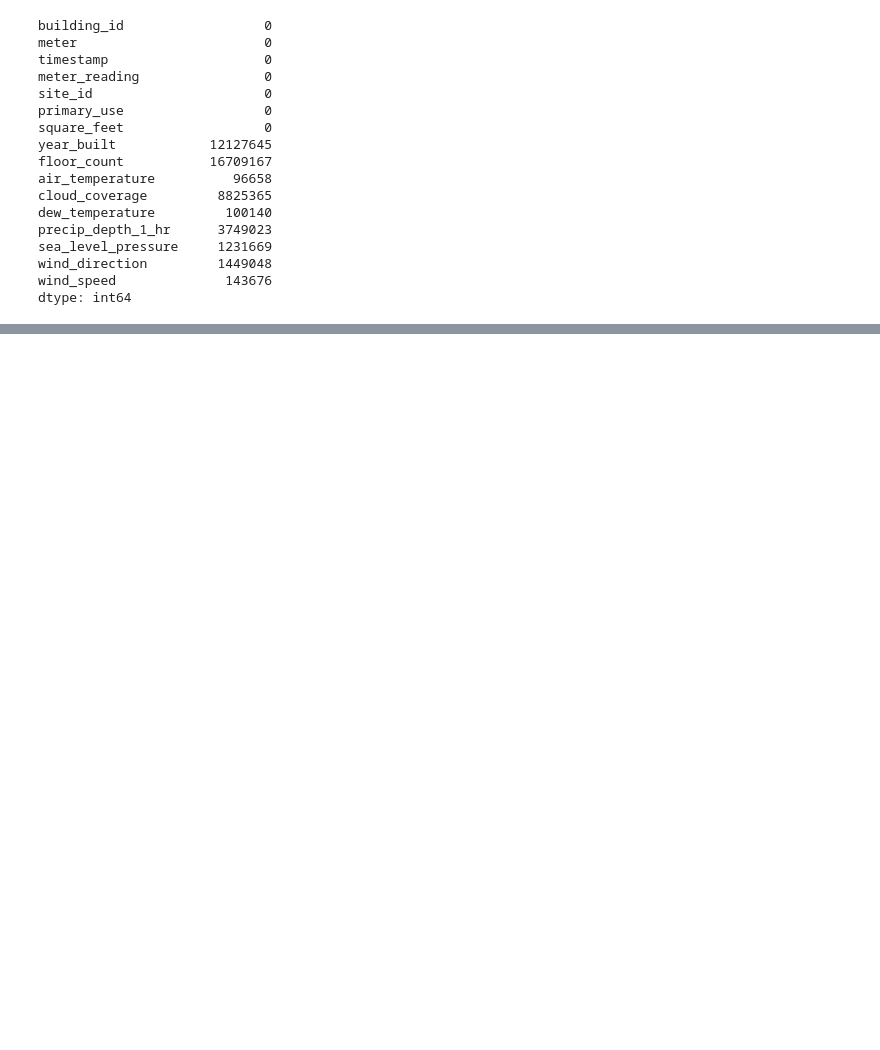
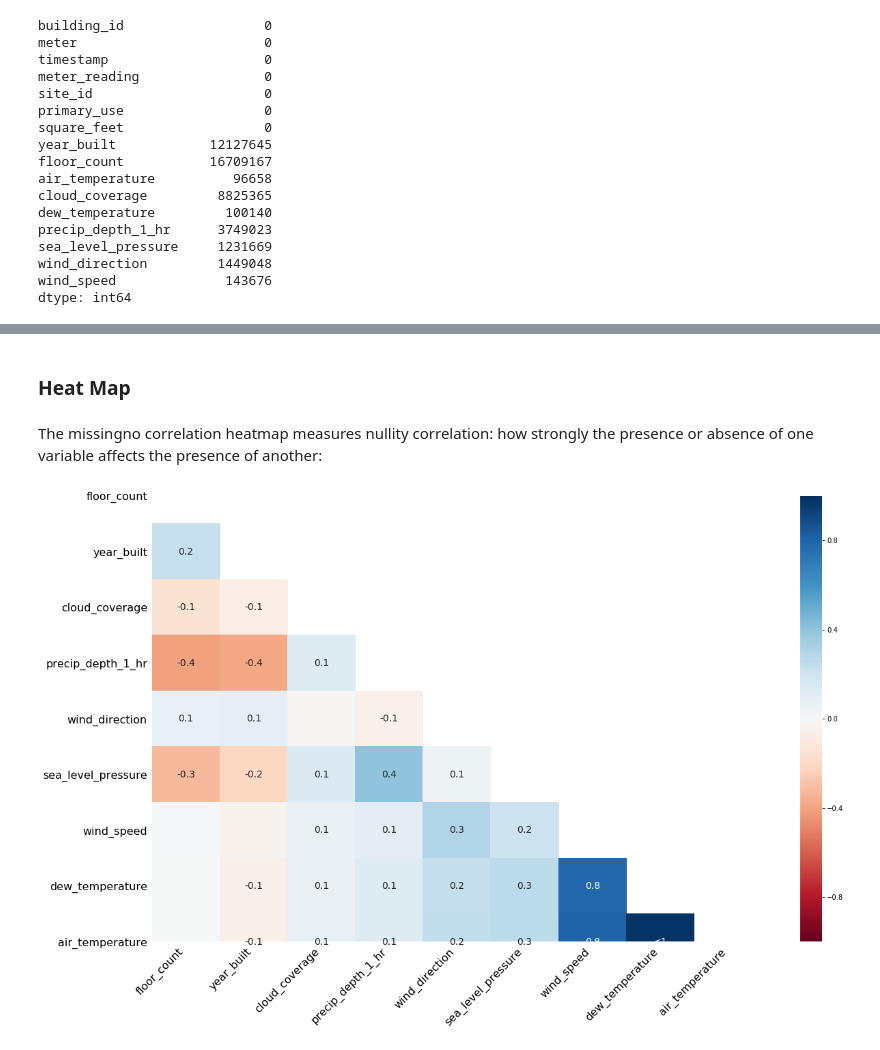
Before and after one commit to Lehcar/cmpe-188-project, a Jupyter notebook: ASHRAE_energy_predictor_competition.ipynb, the cells around one changed output, grey strips where cells are left out. Saved outputs shown, nothing was run; the diff lists cells and outputs as text; code cells hidden in the pictures; blank space fills up the shorter version.

```diff
--- a/ASHRAE_energy_predictor_competition.ipynb
+++ b/ASHRAE_energy_predictor_competition.ipynb
@@ -100 +202,9 @@ msno.matrix(train.head(20000))
 [figure]
+# %% [markdown]
+### Heat Map
+# %% [markdown]
+The missingno correlation heatmap measures nullity correlation: how strongly the presence or absence of one variable affects the presence of another:
+# %%
+a = msno.heatmap(train, sort='ascending')
+# %% [output]
+[figure, added]
```
Also changed, not shown: parts of 30 cells of this notebook.
